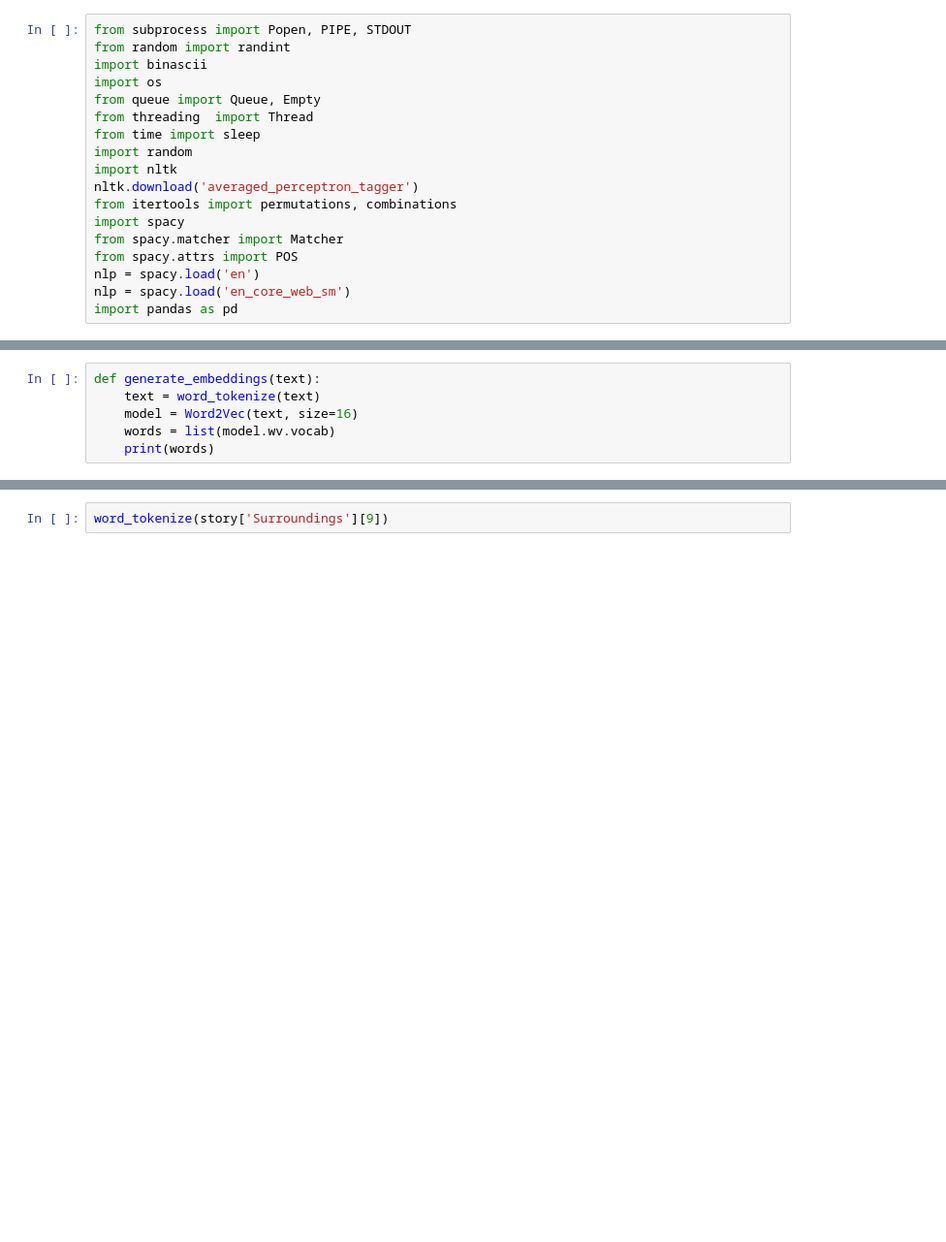
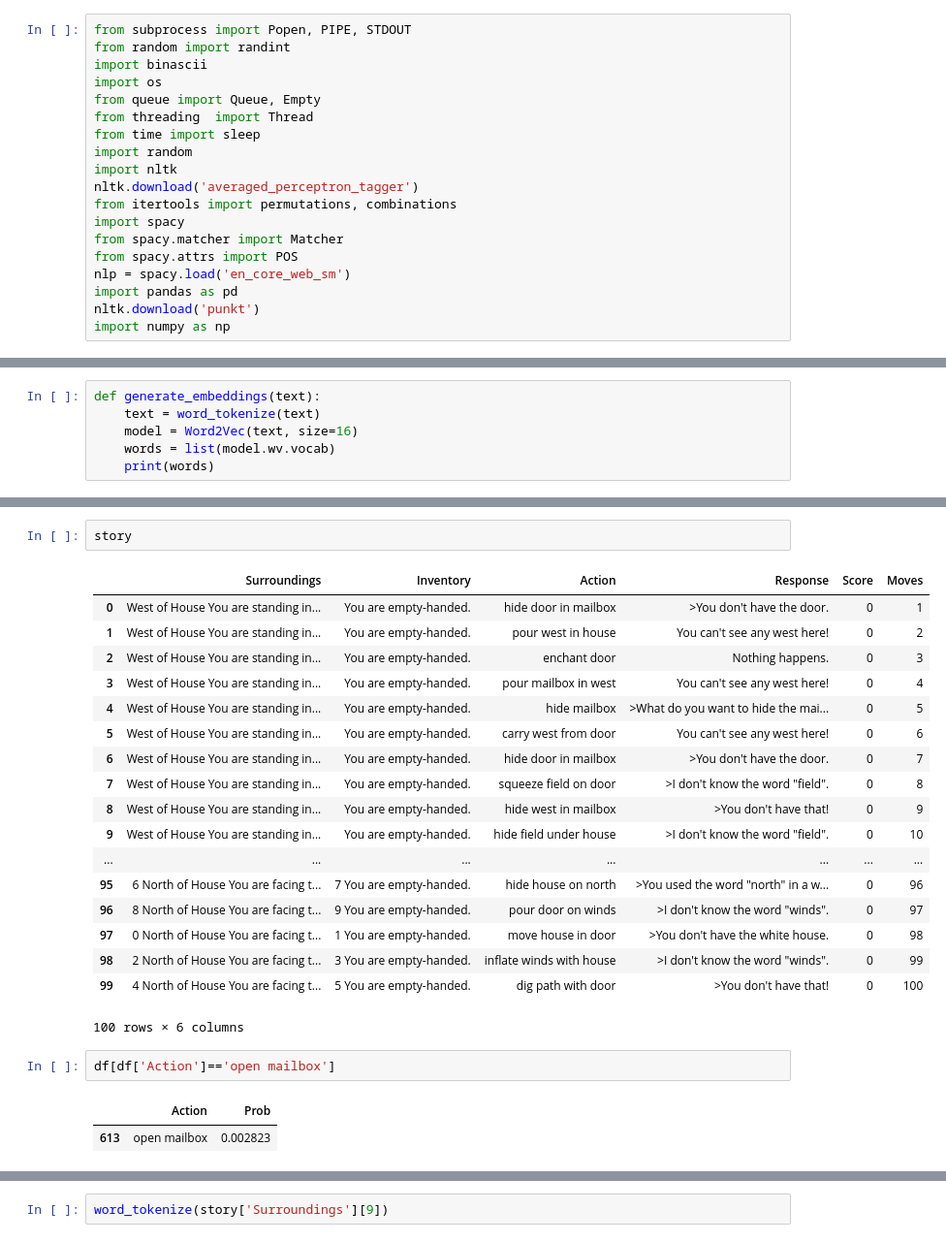
Before and after one commit to matthewsparr/dsc-5-capstone-project-online-ds-sp-000, a Jupyter notebook: main.ipynb, the cells around one changed output, grey strips where cells are left out. Shown at 97% size. Saved outputs shown, nothing was run; the diff lists cells and outputs as text; blank space fills up the shorter version.

```diff
--- a/main.ipynb
+++ b/main.ipynb
@@ -13,8 +13,9 @@ from itertools import permutations, combinations
 import spacy
 from spacy.matcher import Matcher
 from spacy.attrs import POS
-nlp = spacy.load('en')
 nlp = spacy.load('en_core_web_sm')
 import pandas as pd
+nltk.download('punkt')
+import numpy as np
 # %% [output]
 [nltk_data] Downloading package averaged_perceptron_tagger to
@@ -314,0 +361,26 @@ KeyboardInterrupt:
+# %%
+story
+# %% [output]
+|  | Surroundings | Inventory | Action | Response | Score | Moves |
+| 0 | West of House You are standing in... | You are empty-handed. | hide door in mailbox | >You don't have the door. | 0 | 1 |
+| 1 | West of House You are standing in... | You are empty-handed. | pour west in house | You can't see any west here! | 0 | 2 |
+| 2 | West of House You are standing in... | You are empty-handed. | enchant door | Nothing happens. | 0 | 3 |
+| 3 | West of House You are standing in... | You are empty-handed. | pour mailbox in west | You can't see any west here! | 0 | 4 |
+| 4 | West of House You are standing in... | You are empty-handed. | hide mailbox | >What do you want to hide the mai... | 0 | 5 |
+| 5 | West of House You are standing in... | You are empty-handed. | carry west from door | You can't see any west here! | 0 | 6 |
+| 6 | West of House You are standing in... | You are empty-handed. | hide door in mailbox | >You don't have the door. | 0 | 7 |
+| 7 | West of House You are standing in... | You are empty-handed. | squeeze field on door | >I don't know the word "field". | 0 | 8 |
+| 8 | West of House You are standing in... | You are empty-handed. | hide west in mailbox | >You don't have that! | 0 | 9 |
+| 9 | West of House You are standing in... | You are empty-handed. | hide field under house | >I don't know the word "field". | 0 | 10 |
+| ... | ... | ... | ... | ... | ... | ... |
+| 95 | 6 North of House You are facing t... | 7 You are empty-handed. | hide house on north | >You used the word "north" in a w... | 0 | 96 |
+| 96 | 8 North of House You are facing t... | 9 You are empty-handed. | pour door on winds | >I don't know the word "winds". | 0 | 97 |
+| 97 | 0 North of House You are facing t... | 1 You are empty-handed. | move house in door | >You don't have the white house. | 0 | 98 |
+| 98 | 2 North of House You are facing t... | 3 You are empty-handed. | inflate winds with house | >I don't know the word "winds". | 0 | 99 |
+| 99 | 4 North of House You are facing t... | 5 You are empty-handed. | dig path with door | >You don't have that! | 0 | 100 |
+100 rows × 6 columns
+# %%
+df[df['Action']=='open mailbox']
+# %% [output]
+|  | Action | Prob |
+| 613 | open mailbox | 0.002823 |
```
Also changed, not shown: parts of 19 cells of this notebook.
